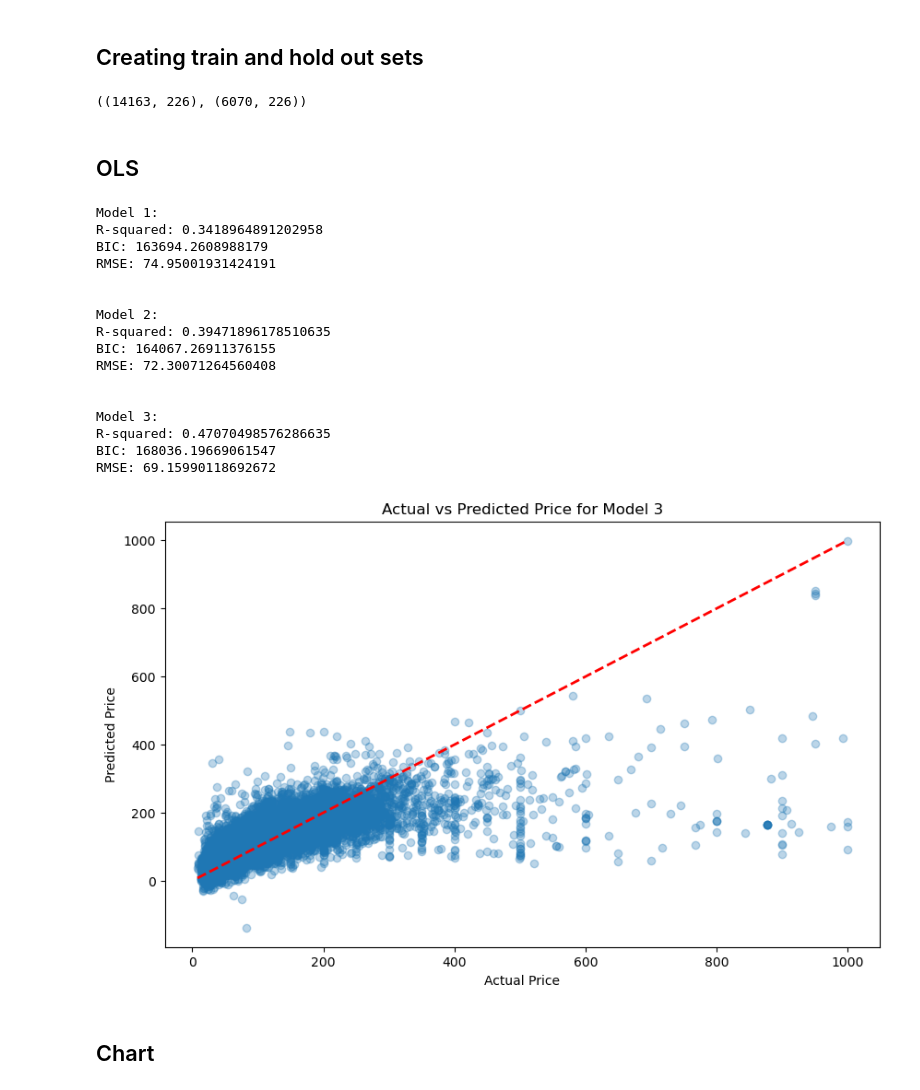
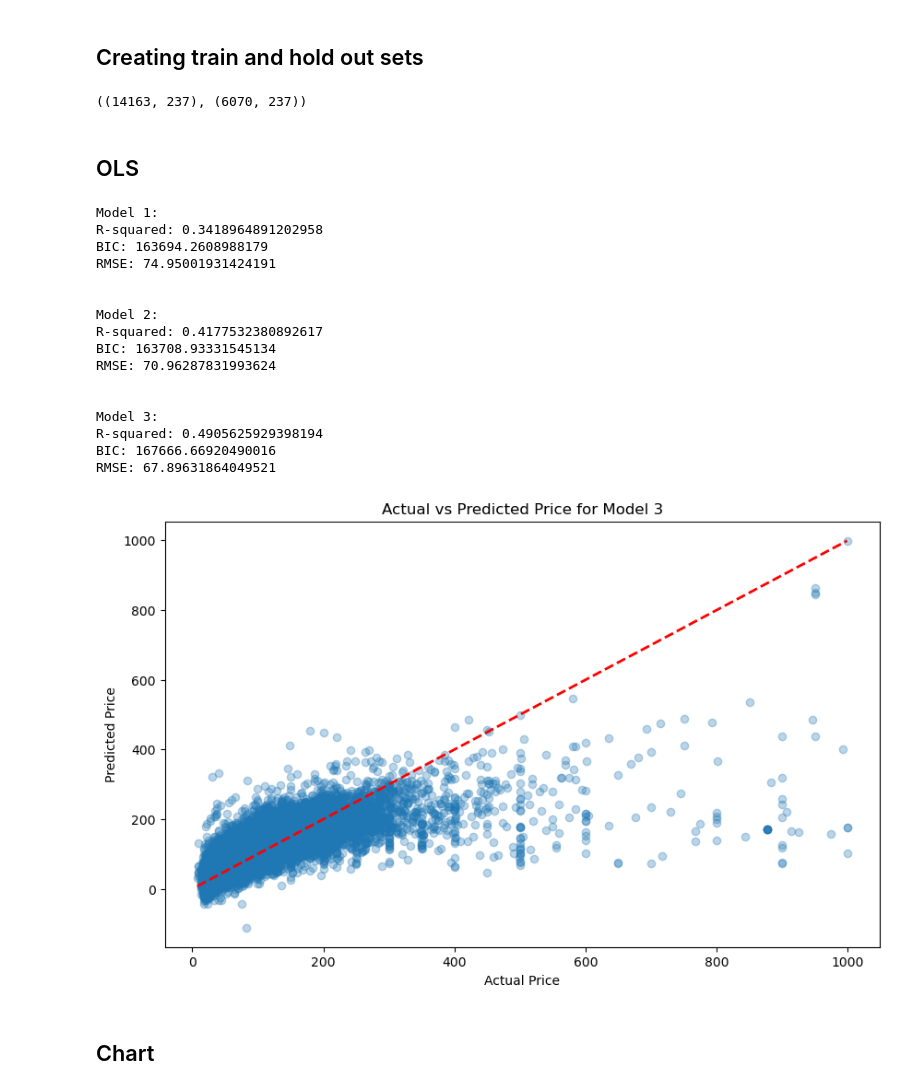
Before and after one commit to ghadena/DA3, a Jupyter notebook: assignment_1/asssignment.ipynb, the cells around one changed output. Cells and saved outputs as stored; diff of their text form; code cells hidden in the pictures.

```diff
--- a/assignment_1/asssignment.ipynb
+++ b/assignment_1/asssignment.ipynb
@@ -50,7 +56,6 @@ warnings.filterwarnings("ignore")
 # %%
 
 data_dir = "/Users/ghadena/Desktop/Business analytics/DA3/DA3/assignment_1/data"
-path = os.path.join(data_dir,'airbnb_madrid_workfile_adj.csv')
+path = os.path.join(data_dir,'test.csv')
 df = pd.read_csv(path)
 df.head()
-df = df.drop(columns=["d_unnamed:59"])
@@ -82,0 +96,12 @@ df.describe()
+# %%
+# Identify columns with only one unique value
+columns_to_drop = [col for col in df.columns if df[col].nunique() == 1]
+print(f"Columns to drop: {columns_to_drop}")
+
+# Drop the identified columns
+df = df.drop(columns=columns_to_drop)
+print("Dropped columns with only one unique value.")
+
+#print(data_train[["price", "usd_price_day"]].corr())
+#df = df.drop(columns=["d_unnamed:59", "usd_price_day"])
+df = df.drop(columns=["usd_price_day"])
@@ -83,10 +121,10 @@ df.describe()
 # %% [markdown]
 ## Creating train and hold out sets
 # %%
-data_train, data_holdout = train_test_split(df, train_size=0.7, random_state=42)
-data_train.shape, data_holdout.shape
+data_train, data_test = train_test_split(df, train_size=0.7, random_state=42)
+data_train.shape, data_test.shape
 # %% [output]
-((14163, 226), (6070, 226))
+((14163, 237), (6070, 237))
 # %%
 basic_vars = [
     "n_accommodates",
@@ -210,36 +247,36 @@ RMSE: 74.95001931424191
 
 
 Model 2:
-R-squared: 0.39471896178510635
-BIC: 164067.26911376155
-RMSE: 72.30071264560408
+R-squared: 0.4177532380892617
+BIC: 163708.93331545134
+RMSE: 70.96287831993624
 
 
 Model 3:
-R-squared: 0.47070498576286635
-BIC: 168036.19669061547
-RMSE: 69.15990118692672
+R-squared: 0.4905625929398194
+BIC: 167666.66920490016
+RMSE: 67.89631864049521
 # %%
 
 # Create design matrices for model 3
 y, X = dmatrices("price ~ " + " + ".join(predictors_E_cleaned), data_train)
 
 # Fit the OLS model for model 3
-model = sm.OLS(y, X).fit()
+model_ols = sm.OLS(y, X).fit()
 
 # Predict the values
-y_hat = model.predict(X)
+y_hat = model_ols.predict(X)
 
 # Plot the predicted values versus the actual values
 plt.figure(figsize=(10, 6))
 plt.scatter(y, y_hat, alpha=0.3)
 plt.plot([y.min(), y.max()], [y.min(), y.max()], 'r--', lw=2)
 plt.xlabel('Actual Price')
 plt.ylabel('Predicted Price')
 plt.title('Actual vs Predicted Price for Model 3')
 plt.show()
 # %% [output]
-[figure, old version]
+[figure, new version]
 # %% [markdown]
 ## Chart
 # %%
```
Also changed, not shown: parts of 19 cells of this notebook.
